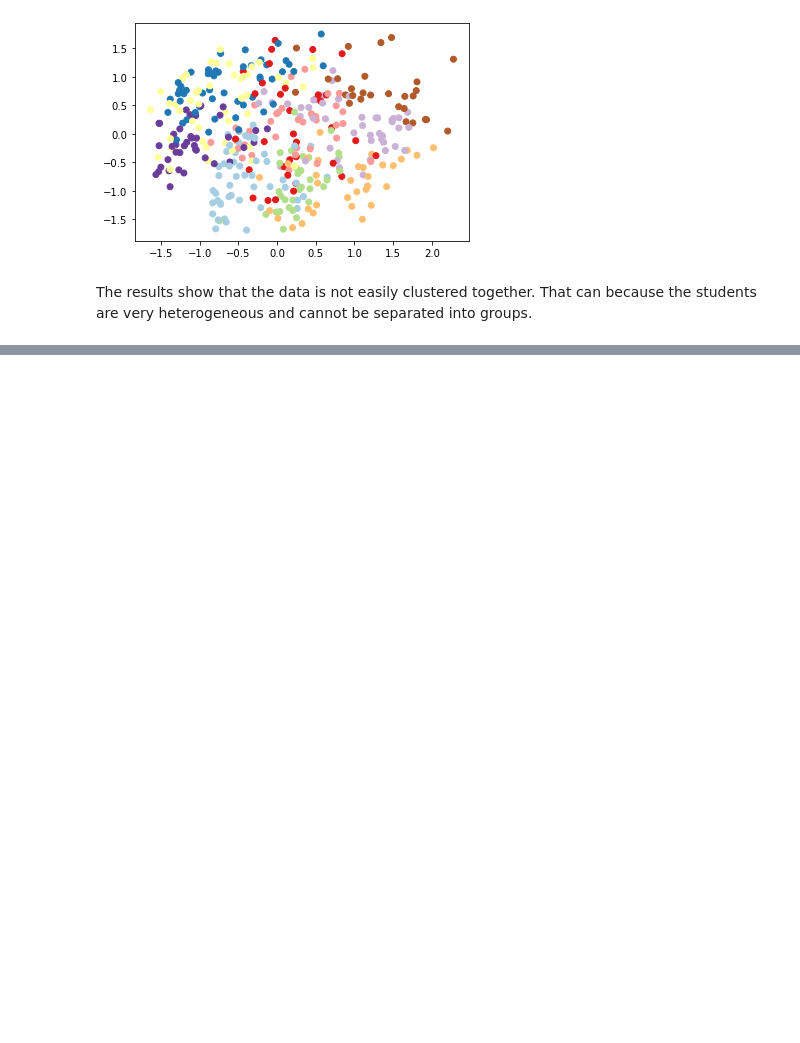
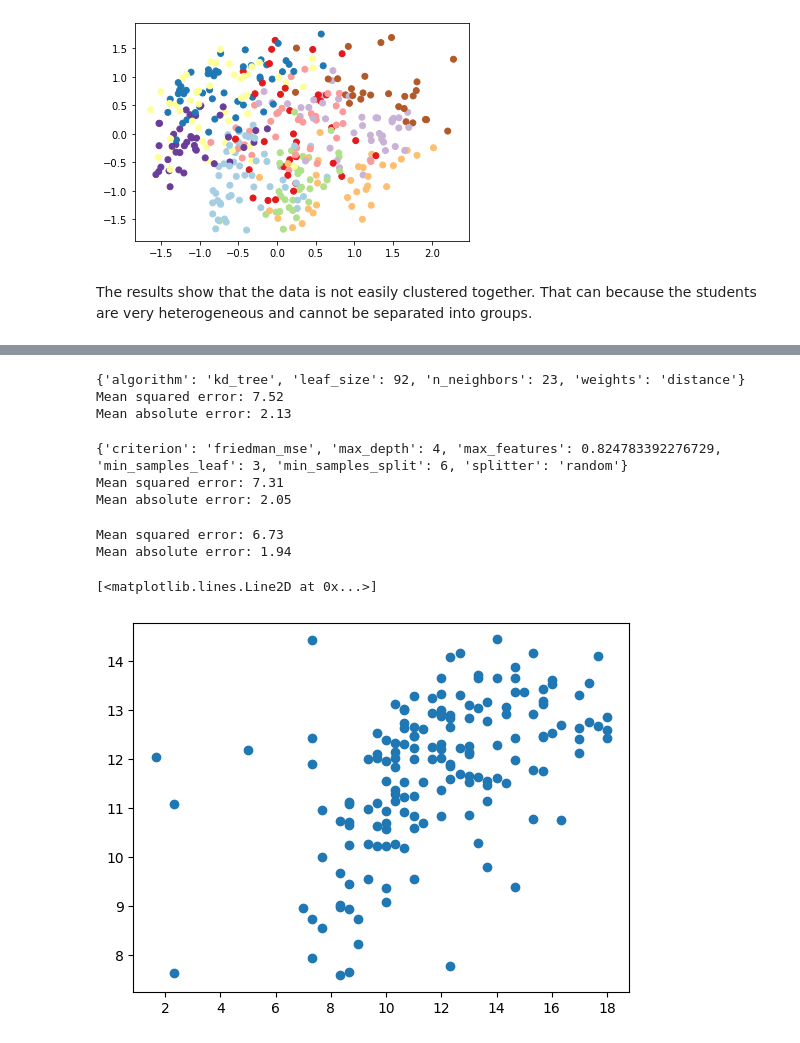
Before and after one commit to luizfysouza/SD201, a Jupyter notebook: Untitled.ipynb, the cells around one changed output, grey strips where cells are left out. Drawn from its saved outputs; the diff is of its cells as text; code cells hidden in the pictures; blank space fills up the shorter version.

```diff
--- a/Untitled.ipynb
+++ b/Untitled.ipynb
@@ -185,0 +220,6 @@ The results show that the data is not easily clustered together. That can becaus
+# %%
+#Test all scalers
+from sklearn.preprocessing import MinMaxScaler, StandardScaler, RobustScaler, Normalizer
+X_train_scaled = Normalizer().fit_transform(X_train)
+X_test_scaled = Normalizer().fit_transform(X_test)
+X = Normalizer().fit_transform(X)
@@ -185,0 +343,66 @@ The results show that the data is not easily clustered together. That can becaus
+# %%
+#KNN
+from sklearn.neighbors import KNeighborsRegressor
+knn = KNeighborsRegressor()
+param_dist = {'n_neighbors': randint(1, 100),
+                'weights': ['uniform', 'distance'],
+                'algorithm': ['auto', 'ball_tree', 'kd_tree', 'brute'],
+                'leaf_size': randint(1, 100)}
+random_search = RandomizedSearchCV(knn, param_distributions=param_dist, n_iter=100, cv=10)
+random_search.fit(X, y)
+params = random_search.best_params_
+knn = KNeighborsRegressor(n_neighbors=params['n_neighbors'], weights=params['weights'], algorithm=params['algorithm'], leaf_size=params['leaf_size'])
+knn.fit(X_train_scaled, y_train)
+y_pred = knn.predict(X_test_scaled)
+print(random_search.best_params_)
+print("Mean squared error: %.2f"
+        % mean_squared_error(y_test, y_pred))
+print("Mean absolute error: %.2f"
+        % mean_absolute_error(y_test, y_pred))
+# %% [output]
+{'algorithm': 'kd_tree', 'leaf_size': 92, 'n_neighbors': 23, 'weights': 'distance'}
+Mean squared error: 7.52
+Mean absolute error: 2.13
+# %%
+#Decision Tree
+from sklearn.tree import DecisionTreeRegressor
+dt = DecisionTreeRegressor(random_state=1)
+param_dist = {'criterion': ['mse', 'friedman_mse', 'mae'],
+                'splitter': ['best', 'random'],
+                'max_depth': randint(1, 10),
+                'min_samples_split': randint(2, 10),
+                'min_samples_leaf': randint(1, 10),
+                'max_features': uniform(0.1, 0.9)}
+random_search = RandomizedSearchCV(dt, param_distributions=param_dist, n_iter=100, cv=10)
+random_search.fit(X, y)
+params = random_search.best_params_
+dt = DecisionTreeRegressor(random_state=1, criterion=params['criterion'], splitter=params['splitter'], max_depth=params['max_depth'], min_samples_split=params['min_samples_split'], min_samples_leaf=params['min_samples_leaf'], max_features=params['max_features'])
+dt.fit(X_train_scaled, y_train)
+y_pred = dt.predict(X_test_scaled)
+print(random_search.best_params_)
+print("Mean squared error: %.2f"
+        % mean_squared_error(y_test, y_pred))
+print("Mean absolute error: %.2f"
+        % mean_absolute_error(y_test, y_pred))
+# %% [output]
+{'criterion': 'friedman_mse', 'max_depth': 4, 'max_features': 0.824783392276729, 'min_samples_leaf': 3, 'min_samples_split': 6, 'splitter': 'random'}
+Mean squared error: 7.31
+Mean absolute error: 2.05
+# %%
+hp = {'colsample_bytree': 0.5536826514762136, 'gamma': 0.2549051390819664, 'learning_rate': 0.020213523253819303, 'max_depth': 2, 'n_estimators': 305, 'reg_alpha': 0.2317584645213333, 'reg_lambda': 0.9676679286512053, 'subsample': 0.6391594191051025}
+xg = xgb.XGBRegressor(**hp)
+xg.fit(X_train_scaled, y_train)
+y_pred = xg.predict(X_test_scaled)
+print("Mean squared error: %.2f"
+        % mean_squared_error(y_test, y_pred))
+print("Mean absolute error: %.2f"
+        % mean_absolute_error(y_test, y_pred))
+# %% [output]
+Mean squared error: 6.73
+Mean absolute error: 1.94
+# %%
+import matplotlib.pyplot as plt
+plt.plot(y_test, y_pred, 'o')
+# %% [output]
+[<matplotlib.lines.Line2D at 0x...>]
+[figure, added]
```
Also changed, not shown: parts of 19 cells of this notebook.
